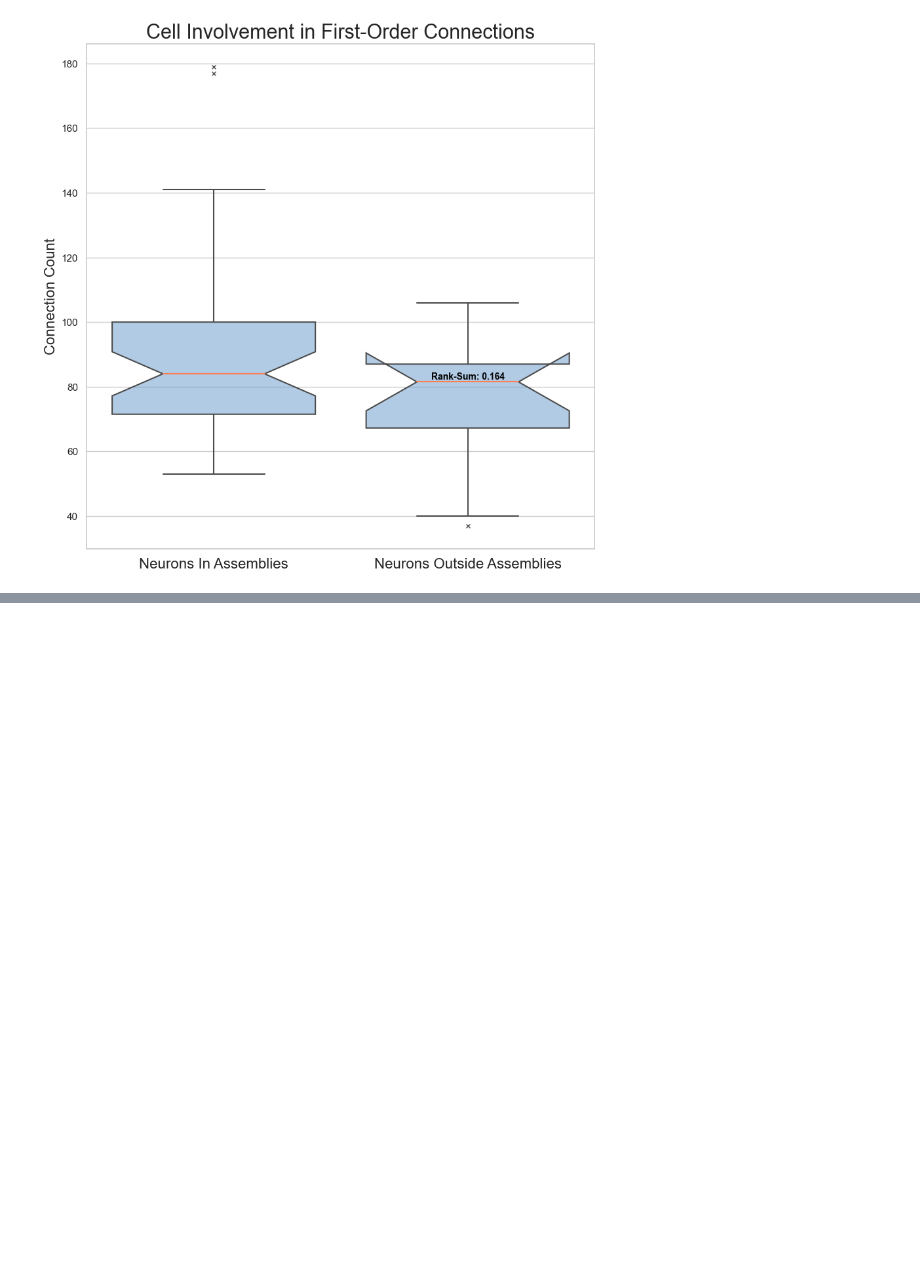
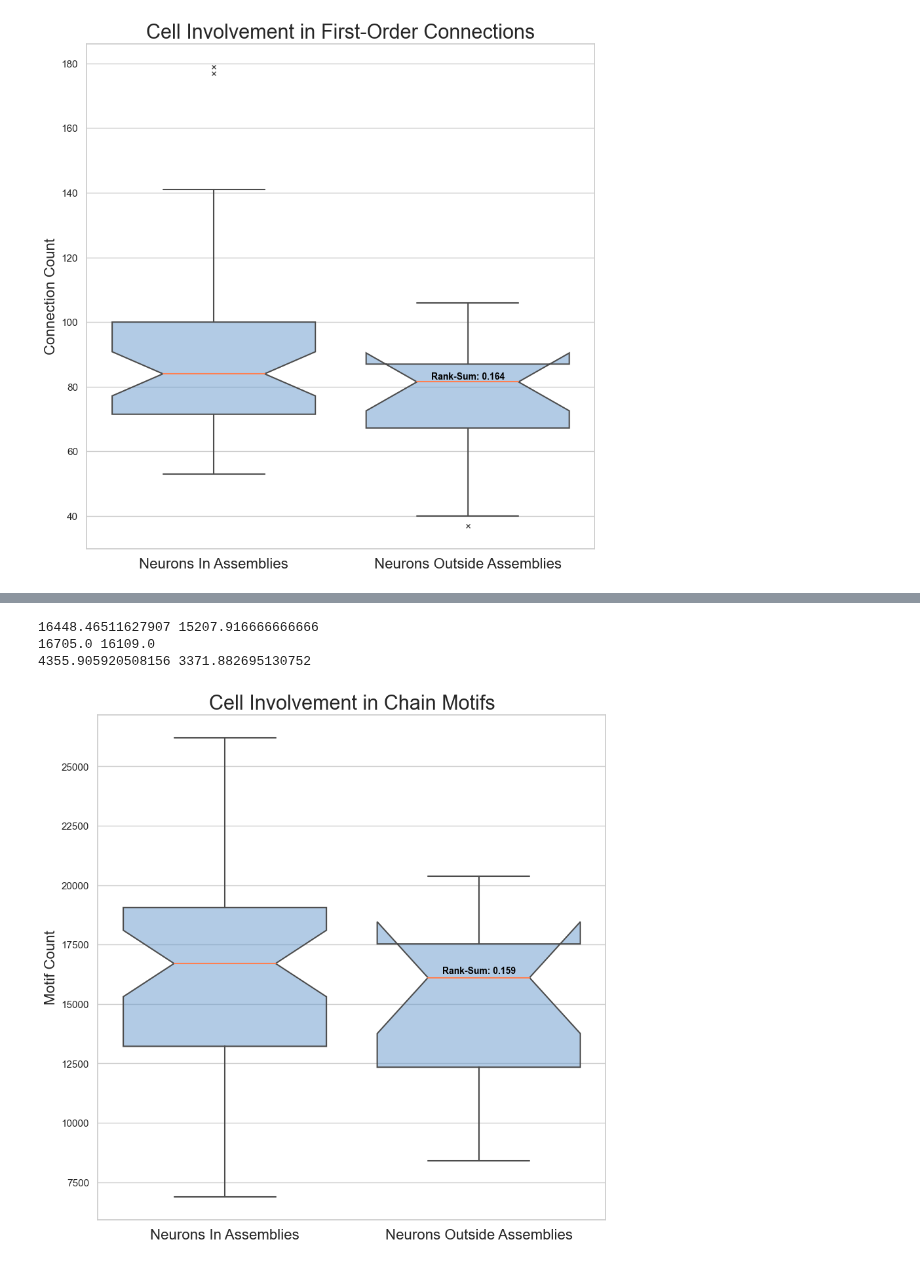
Before and after one commit to Jawagnercarena/Assembly_Organization, a Jupyter notebook: AssemblyPaperFigures/FigureCode/Figure5/Figure5.ipynb, the cells around one changed output, grey strips where cells are left out. Cells and saved outputs as stored; diff of their text form; code cells hidden in the pictures; blank space fills up the shorter version.

Commit message:
Cleaned Figure5 Folder and Worked on Dot Motif Analysis with Three Chain Motifs

```diff
--- a/AssemblyPaperFigures/FigureCode/Figure5/Figure5.ipynb
+++ b/AssemblyPaperFigures/FigureCode/Figure5/Figure5.ipynb
@@ -1022,4 +136,0 @@ tables['cell']
-# %%
-for key, value in v1dd_coregistration_wrangling.invert_dict(tables['assemblies_by_roi_id']).items():
-    print('For Assembly', key, "there are", len(value), "rois")
-#v1dd_coregistration_wrangling.invert_dict(tables['assemblies_by_roi_id'])
@@ -1509,0 +399,6 @@ plt.show()
+# %%
+### Check that this is the most updated dot motif file
+three_chain_dot_motif_result = pd.read_pickle("./dot_motif_results/pyc_three_chain_results.pickle")
+
+max_idx = max([max(d.values()) for d in three_chain_dot_motif_result])
+max_idx
@@ -1509,0 +449,3 @@ plt.show()
+# %%
+assembly_motifs = enumerate_chain_motifs(three_chain_dot_motif_result, assemblies_by_coregistered, assemblies = True)
+assembly_motifs
@@ -1509,0 +466,3 @@ plt.show()
+# %%
+no_assembly_motifs = enumerate_chain_motifs(three_chain_dot_motif_result, assemblies_by_coregistered, assemblies = False)
+no_assembly_motifs
@@ -1509,0 +521,40 @@ plt.show()
+# %%
+print(np.mean(assembly_counts), np.mean(non_assembly_counts))
+print(np.median(assembly_counts), np.median(non_assembly_counts))
+print(np.std(assembly_counts), np.std(non_assembly_counts))
+# %% [output]
+16448.46511627907 15207.916666666666
+16705.0 16109.0
+4355.905920508156 3371.882695130752
+# %%
+all_arr = [np.array(assembly_counts).flatten(),
+            np.array(non_assembly_counts).flatten()]
+sns.set_theme(style="whitegrid")
+ax = sns.boxplot(data=all_arr,
+                notch=True, showcaps=True,
+                flierprops={"marker": "x"},
+                boxprops={"facecolor": (.4, .6, .8, .5)},
+                medianprops={"color": "coral"},
+            )
+ax.set_xticklabels(["Neurons In Assemblies", "Neurons Outside Assemblies"], size = 16)
+ax.set_title('Cell Involvement in Chain Motifs', size = 22)
+ax.set_ylabel('Motif Count', size = 16)
+
+medians = np.array(
+    [np.median(np.array(assembly_counts).flatten()),
+     np.median(np.array(non_assembly_counts).flatten())]
+)
+
+vertical_offset = medians * 0.01 # offset from median for display
+p_values = [np.nan,
+            'Rank-Sum: {:.3g}'.format(stats.ranksums(np.array(assembly_counts).flatten(), np.array(non_assembly_counts).flatten(), 'greater').pvalue, 5)]
+
+for xtick in ax.get_xticks():
+    if xtick != 0:
+        ax.text(xtick, medians[xtick] + vertical_offset[xtick], p_values[xtick],
+                horizontalalignment='center', size='small', color='black', weight='semibold')
+
+#plt.savefig('dot_motif_three_chain_boxplot.png', dpi = 1200)
+plt.show()
+# %% [output]
+[figure, added]
```
Also changed, not shown: parts of 87 cells of this notebook, 8 other files.
